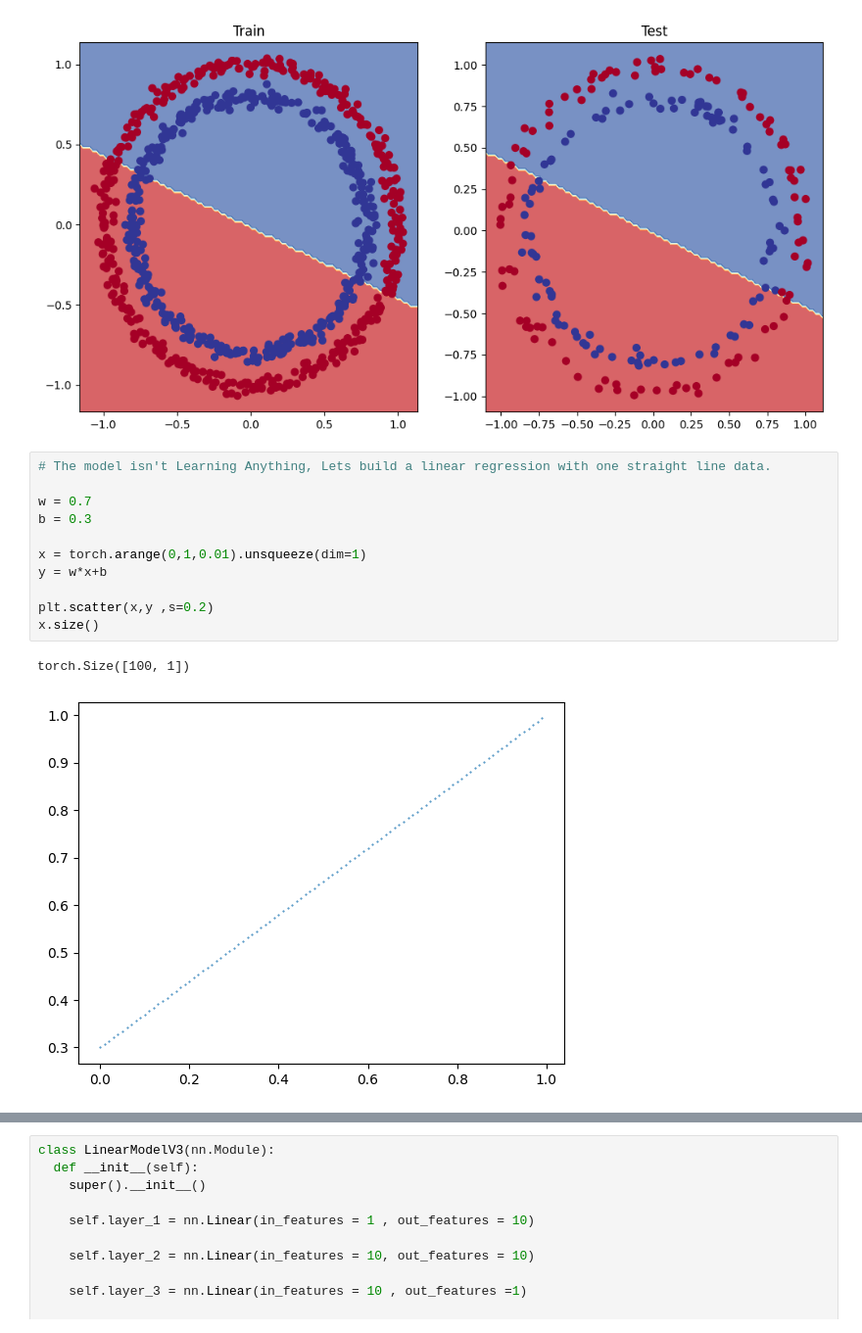
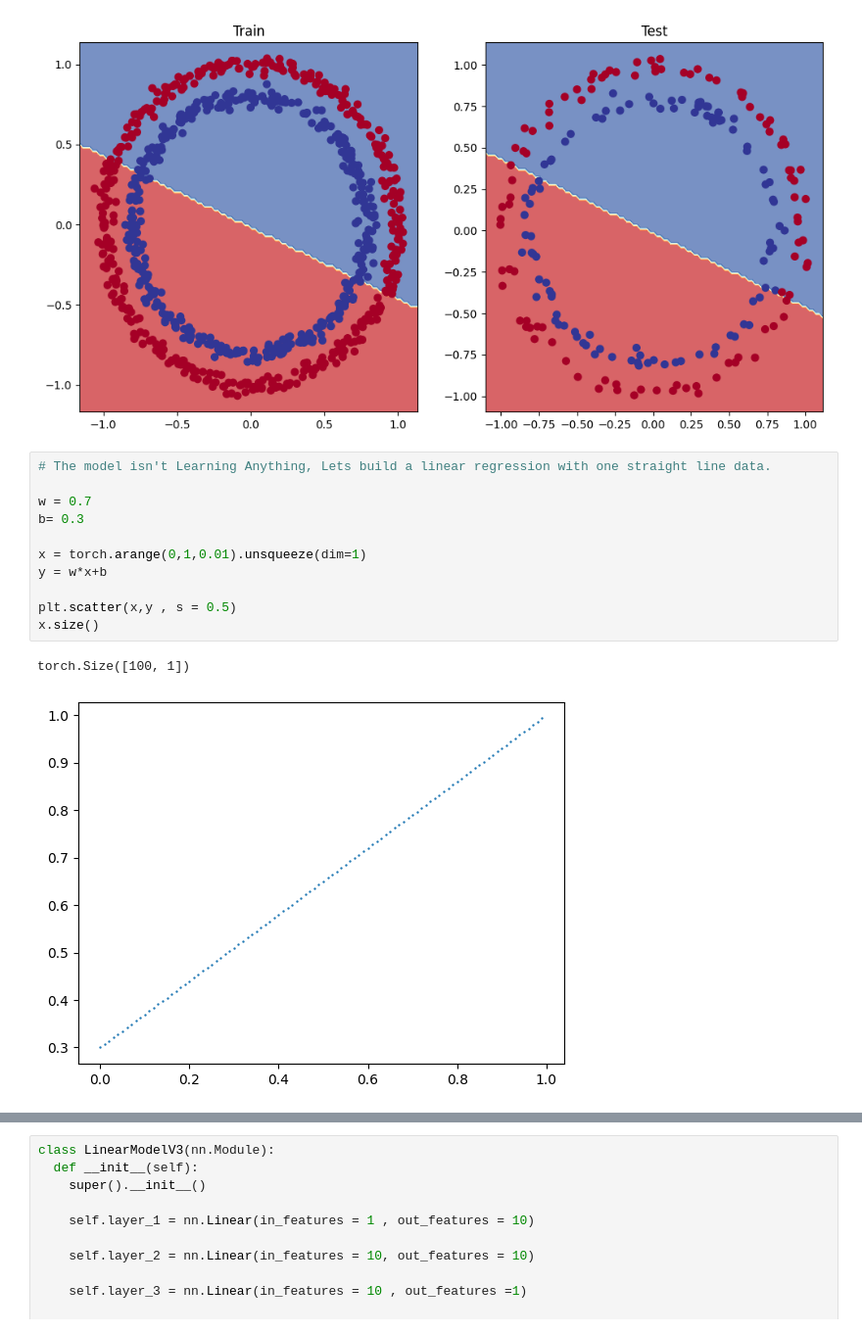
Before and after one commit to phani-x507/DeepLearning, a Jupyter notebook: 02_Neural_network_Classification_with_Pytorch.ipynb, the cells around one changed output, grey strips where cells are left out. Shown at 98% size. Cells and saved outputs as stored; diff of their text form.

```diff
--- a/02_Neural_network_Classification_with_Pytorch.ipynb
+++ b/02_Neural_network_Classification_with_Pytorch.ipynb
@@ -515,17 +515,17 @@ plt.plot()
 # %%
 # The model isn't Learning Anything, Lets build a linear regression with one straight line data.
 
 w = 0.7
-b = 0.3
+b= 0.3
 
 x = torch.arange(0,1,0.01).unsqueeze(dim=1)
 y = w*x+b
 
-plt.scatter(x,y ,s=0.2)
+plt.scatter(x,y , s = 0.5)
 x.size()
 # %% [output]
 torch.Size([100, 1])
-[figure, old version]
+[figure, new version]
 # %%
 # Splitting to training and testing
 train_split = int(0.8 * len(x))
```
Also changed, not shown: parts of 34 cells of this notebook.
